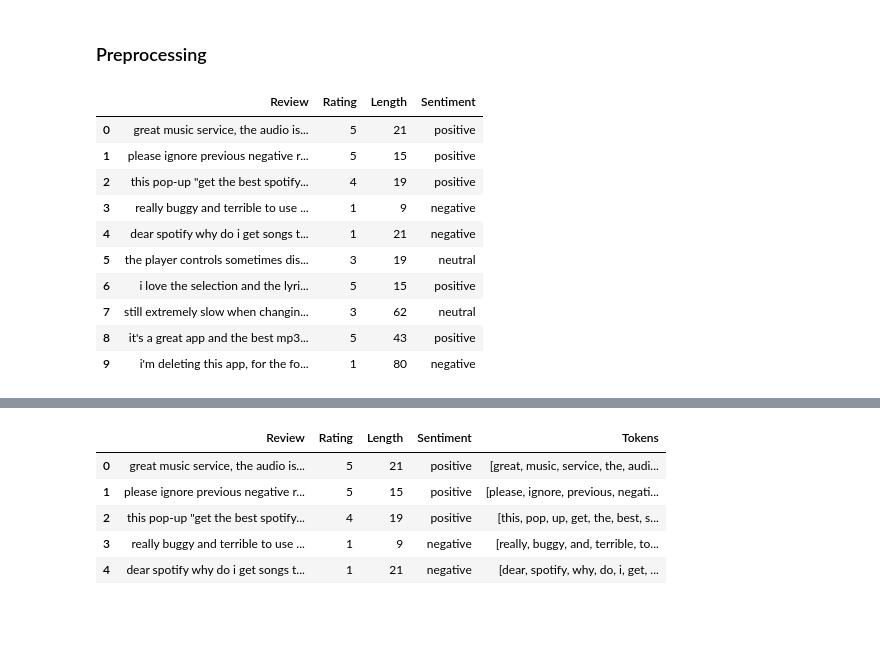
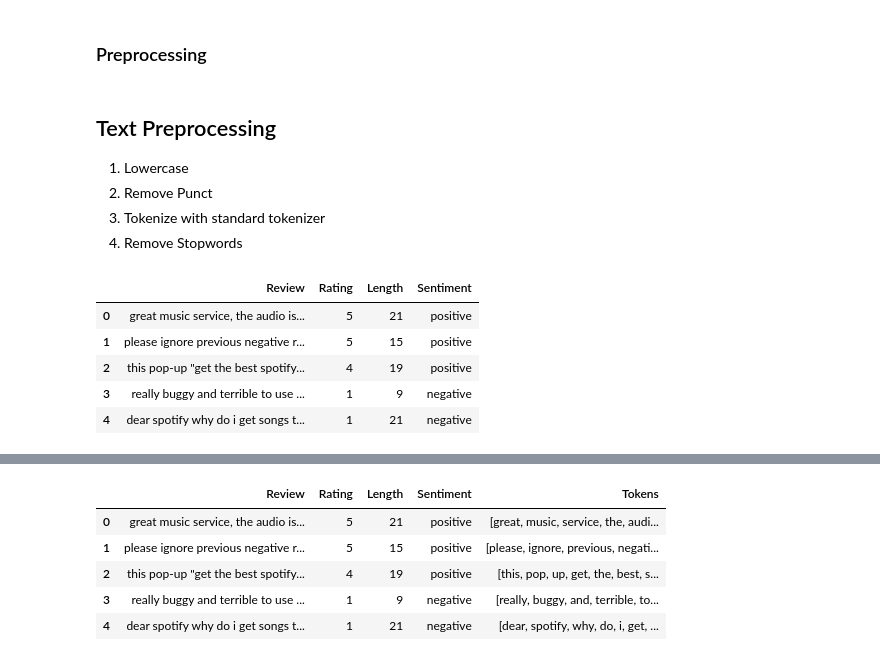
Before and after one commit to ashwininepa/NLP-Era, a Jupyter notebook: spotify_review_project/notebooks/reviews_eda.ipynb, the cells around one changed output, grey strips where cells are left out. Drawn from its saved outputs; the diff is of its cells as text; code cells hidden in the pictures; blank space fills up the shorter version.

```diff
--- a/spotify_review_project/notebooks/reviews_eda.ipynb
+++ b/spotify_review_project/notebooks/reviews_eda.ipynb
@@ -225,19 +213,21 @@ our_stopwords = set(stopwords.words('english'))
+# %% [markdown]
+## Text Preprocessing
+
+1. Lowercase
+2. Remove Punct
+3. Tokenize with standard tokenizer
+4. Remove Stopwords
 # %%
 ## 1. Lowercase all words
 data["Review"] = data["Review"].str.lower()
-data.head(10)
+data.head()
 # %% [output]
 |  | Review | Rating | Length | Sentiment |
 | 0 | great music service, the audio is... | 5 | 21 | positive |
 | 1 | please ignore previous negative r... | 5 | 15 | positive |
 | 2 | this pop-up "get the best spotify... | 4 | 19 | positive |
 | 3 | really buggy and terrible to use ... | 1 | 9 | negative |
 | 4 | dear spotify why do i get songs t... | 1 | 21 | negative |
-| 5 | the player controls sometimes dis... | 3 | 19 | neutral |
-| 6 | i love the selection and the lyri... | 5 | 15 | positive |
-| 7 | still extremely slow when changin... | 3 | 62 | neutral |
-| 8 | it's a great app and the best mp3... | 5 | 43 | positive |
-| 9 | i'm deleting this app, for the fo... | 1 | 80 | negative |
 # %%
 data["Review"].sample(20)
 # %% [output]
```
Also changed, not shown: parts of 32 cells of this notebook.
